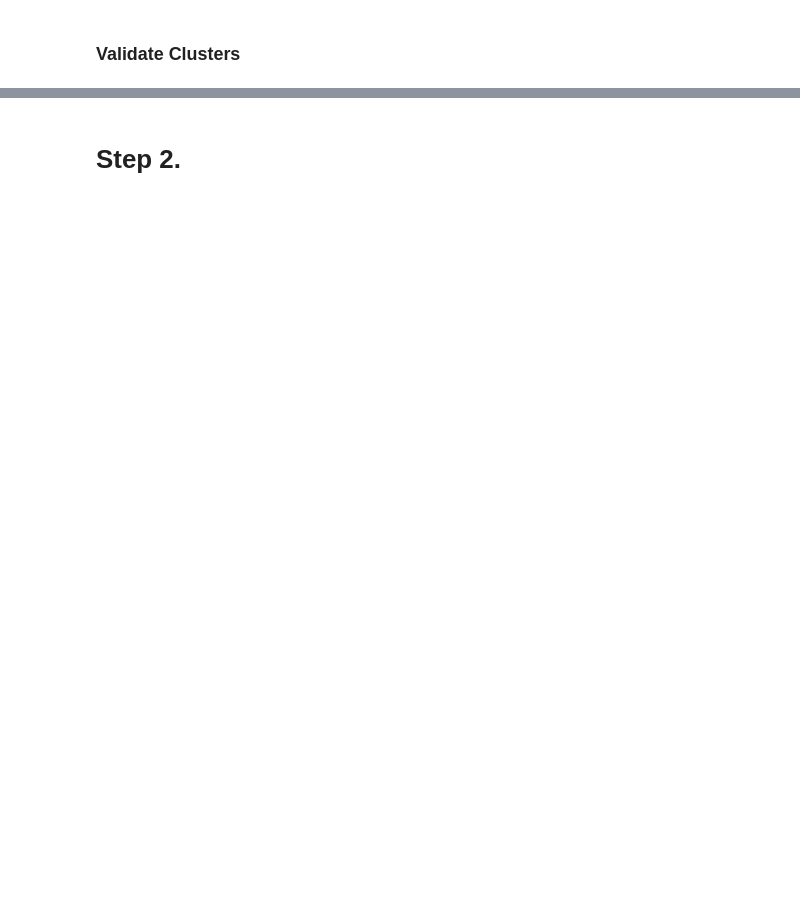
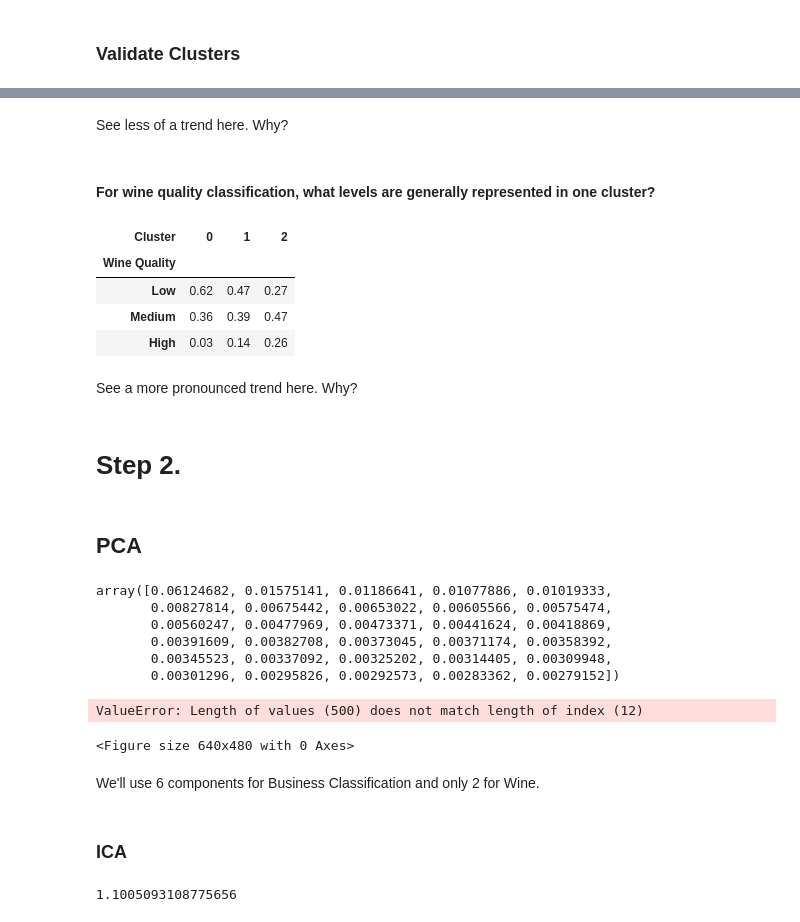
Before and after one commit to ryankarel/cs-7641-ul, a Jupyter notebook: RK UL.ipynb, the cells around one changed output, grey strips where cells are left out. Drawn from its saved outputs; the diff is of its cells as text; code cells hidden in the pictures; blank space fills up the shorter version.

```diff
--- a/RK UL.ipynb
+++ b/RK UL.ipynb
@@ -232,2 +309,31 @@ for dataset_name in training_datasets:
+# %% [markdown]
+See less of a trend here. Why?
+# %% [markdown]
+#### For wine quality classification, what levels are generally represented in one cluster?
+# %%
+X = training_datasets['Wine'][0].copy()
+model = GaussianMixture(
+    n_components=3,
+    random_state=random_state,
+    init_params='random_from_data'
+)
+model.fit(X.values)
+
+df = pd.DataFrame({
+    'Cluster': model.predict(X.values),
+    'Wine Quality': training_datasets['Wine'][1].copy()
+})
+
+true_label_proportions = df.groupby(['Cluster', 'Wine Quality']).size().unstack(level=0).fillna(0)
+true_label_proportions = true_label_proportions.div(true_label_proportions.sum(axis=0), axis=1).sort_values(0)
+true_label_proportions.loc[['Low', 'Medium', 'High']].round(2)
+# %% [output]
+| Cluster | 0 | 1 | 2 |
+| Wine Quality |  |  |  |
+| Low | 0.62 | 0.47 | 0.27 |
+| Medium | 0.36 | 0.39 | 0.47 |
+| High | 0.03 | 0.14 | 0.26 |
+# %% [markdown]
+See a more pronounced trend here. Why?
 # %% [markdown]
 # Step 2.
@@ -251,0 +340,48 @@ for dataset_name in training_datasets:
+# %% [markdown]
+## PCA
+# %%
+dataset_name = 'BusClass'
+X, y = training_datasets[dataset_name]
+reducer = PCA(
+    n_components=30,
+    random_state=random_state
+)
+reducer.fit(X.values)
+reducer.explained_variance_ratio_
+# %% [output]
+array([0.06124682, 0.01575141, 0.01186641, 0.01077886, 0.01019333,
+       0.00827814, 0.00675442, 0.00653022, 0.00605566, 0.00575474,
+       0.00560247, 0.00477969, 0.00473371, 0.00441624, 0.00418869,
+       0.00391609, 0.00382708, 0.00373045, 0.00371174, 0.00358392,
+       0.00345523, 0.00337092, 0.00325202, 0.00314405, 0.00309948,
+       0.00301296, 0.00295826, 0.00292573, 0.00283362, 0.00279152])
+# %%
+for dataset_name in training_datasets:
+    X, y = training_datasets[dataset_name]
+    reducer = PCA(
+        n_components=min(X.shape[1] - 1, 500),
+        random_state=random_state
+    )
+    reducer.fit(X.values)
+    plt.clf()
+    pd.Series(reducer.explained_variance_ratio_, index=range(1, 13)).plot(
+        title=f'Explained Variance Ratio by PCA Component for {dataset_name}'
+    )
+    plt.show()
+# %% [output]
+ValueError: Length of values (500) does not match length of index (12)
+<Figure size 640x480 with 0 Axes>
+# %% [markdown]
+We'll use 6 components for Business Classification and only 2 for Wine.
+# %% [markdown]
+### ICA
+# %%
+X, y = training_datasets['Wine']
+reducer = FastICA(
+    n_components=5,
+    random_state=random_state
+)
+reducer.fit(X.values)
+pd.DataFrame(reducer.components_).kurtosis().mean()
+# %% [output]
+1.1005093108775656
```
Also changed, not shown: parts of 19 cells of this notebook.
